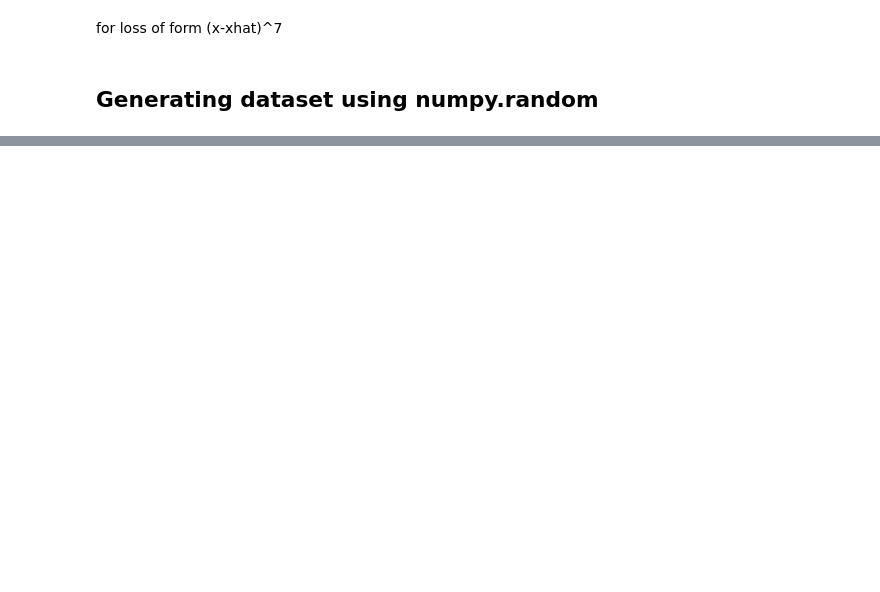
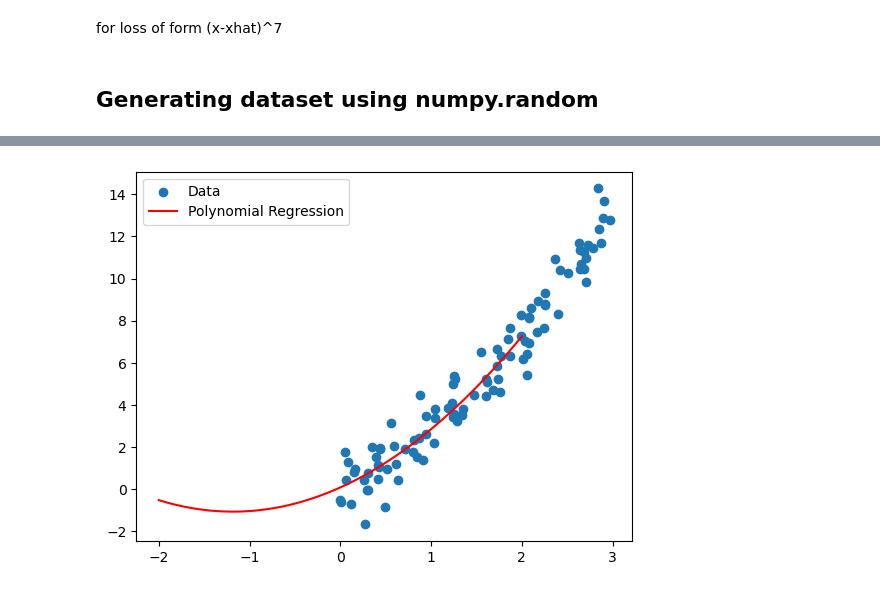
Before and after one commit to sg11421/Machine-Learning-with-Python, a Jupyter notebook: 230205_ArshJaswal/Assignment2/QuestionSolution1.ipynb, the cells around one changed output, grey strips where cells are left out. Drawn from its saved outputs; the diff is of its cells as text; code cells hidden in the pictures; blank space fills up the shorter version.

```diff
--- a/230205_ArshJaswal/Assignment2/QuestionSolution1.ipynb
+++ b/230205_ArshJaswal/Assignment2/QuestionSolution1.ipynb
@@ -244,0 +153,20 @@ plt.show()
+# %%
+from sklearn.preprocessing import PolynomialFeatures
+from sklearn.linear_model import LinearRegression
+polyfeatures = PolynomialFeatures(degree=2, include_bias=False )
+xpoly=polyfeatures.fit_transform(x)
+
+lr=LinearRegression()
+lr.fit(xpoly,y)
+
+x_exp=np.linspace(-2,2,100).reshape(-1,1)
+x_exp_poly=polyfeatures.transform(x_exp)
+
+y_pred = lr.predict(x_exp_poly)
+
+plt.scatter(x,y,label='Data')
+plt.plot(x_exp,y_pred,color='red',label='Polynomial Regression')
+plt.legend()
+plt.show()
+# %% [output]
+[figure, added]
```
Also changed, not shown: parts of 17 cells of this notebook.
